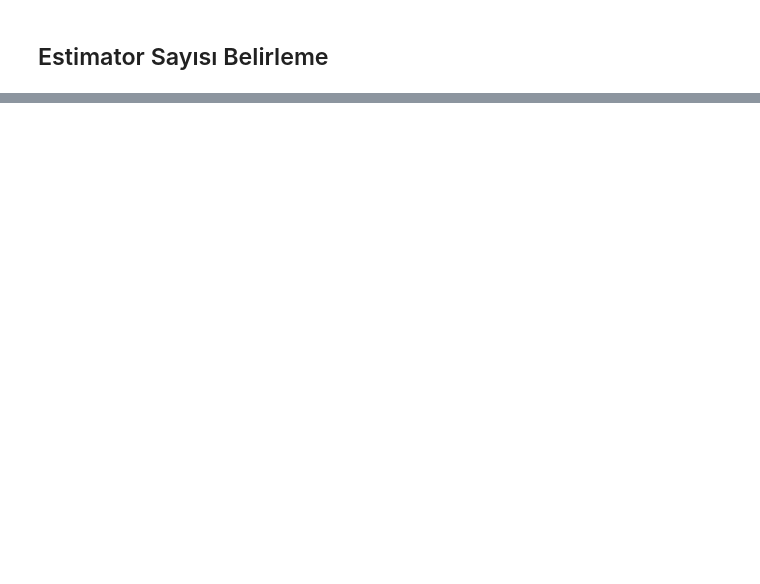
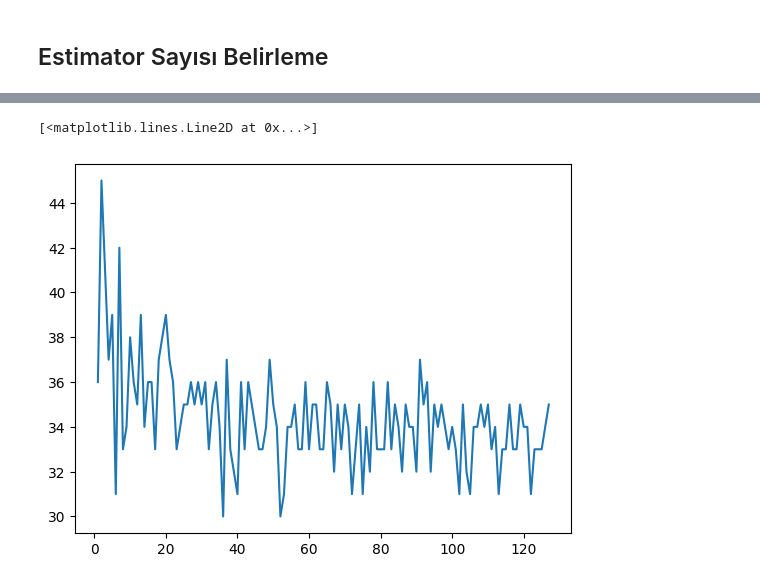
Before and after one commit to mustafaemirata/Veri-ve-Makine-Ogrenmesi, a Jupyter notebook: Ağaçlı Yöntemler/03 Random_Forest Hyper_Parameters.ipynb, the cells around one changed output, grey strips where cells are left out. Saved outputs shown, nothing was run; the diff lists cells and outputs as text; code cells hidden in the pictures; blank space fills up the shorter version.

```diff
--- a/Ağaçlı Yöntemler/03 Random_Forest Hyper_Parameters.ipynb
+++ b/Ağaçlı Yöntemler/03 Random_Forest Hyper_Parameters.ipynb
@@ -211,0 +217,5 @@ for n in range(1,128):
+# %%
+plt.plot(range(1,128),yanlis_secim)
+# %% [output]
+[<matplotlib.lines.Line2D at 0x...>]
+[figure, added]
```
Also changed, not shown: parts of 8 cells of this notebook, 4 other files.
